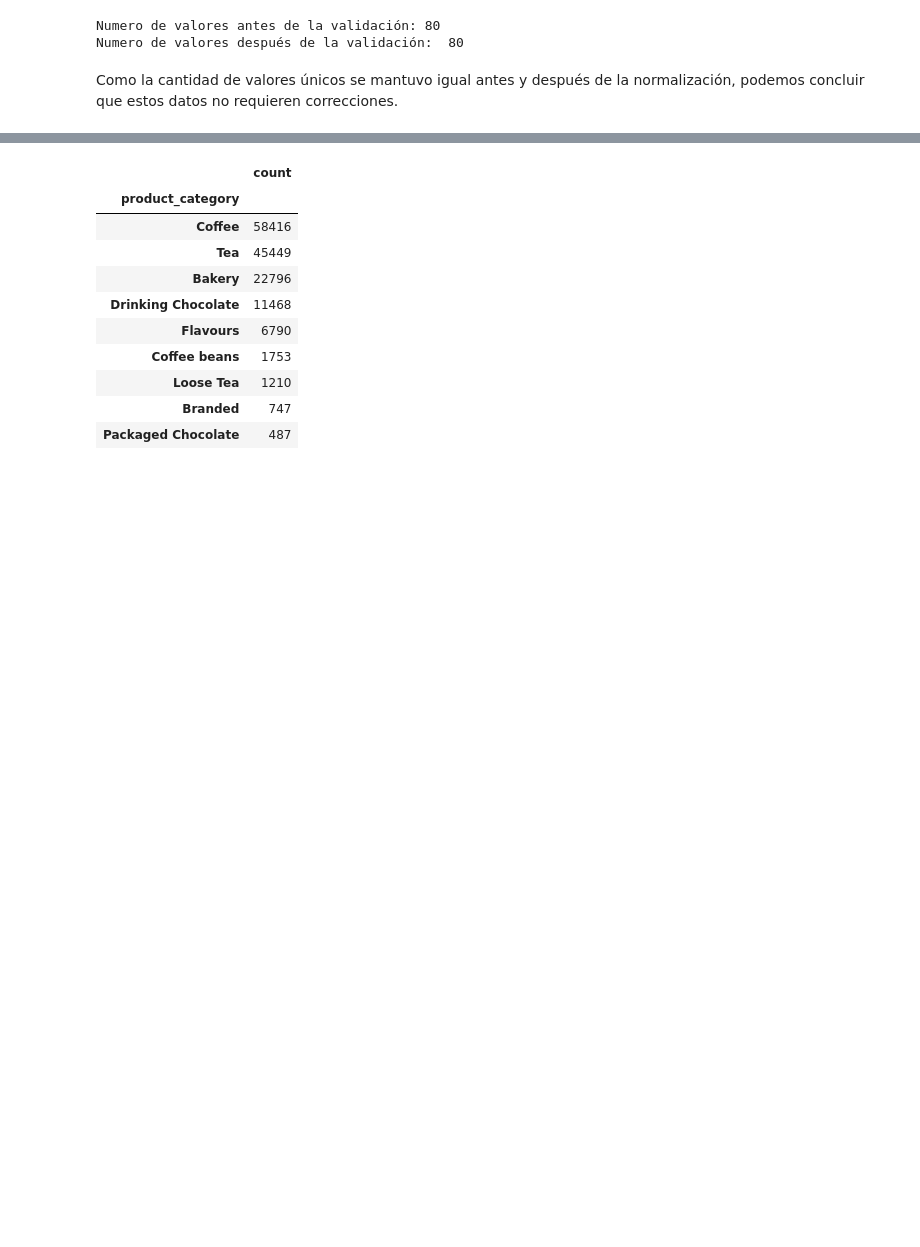
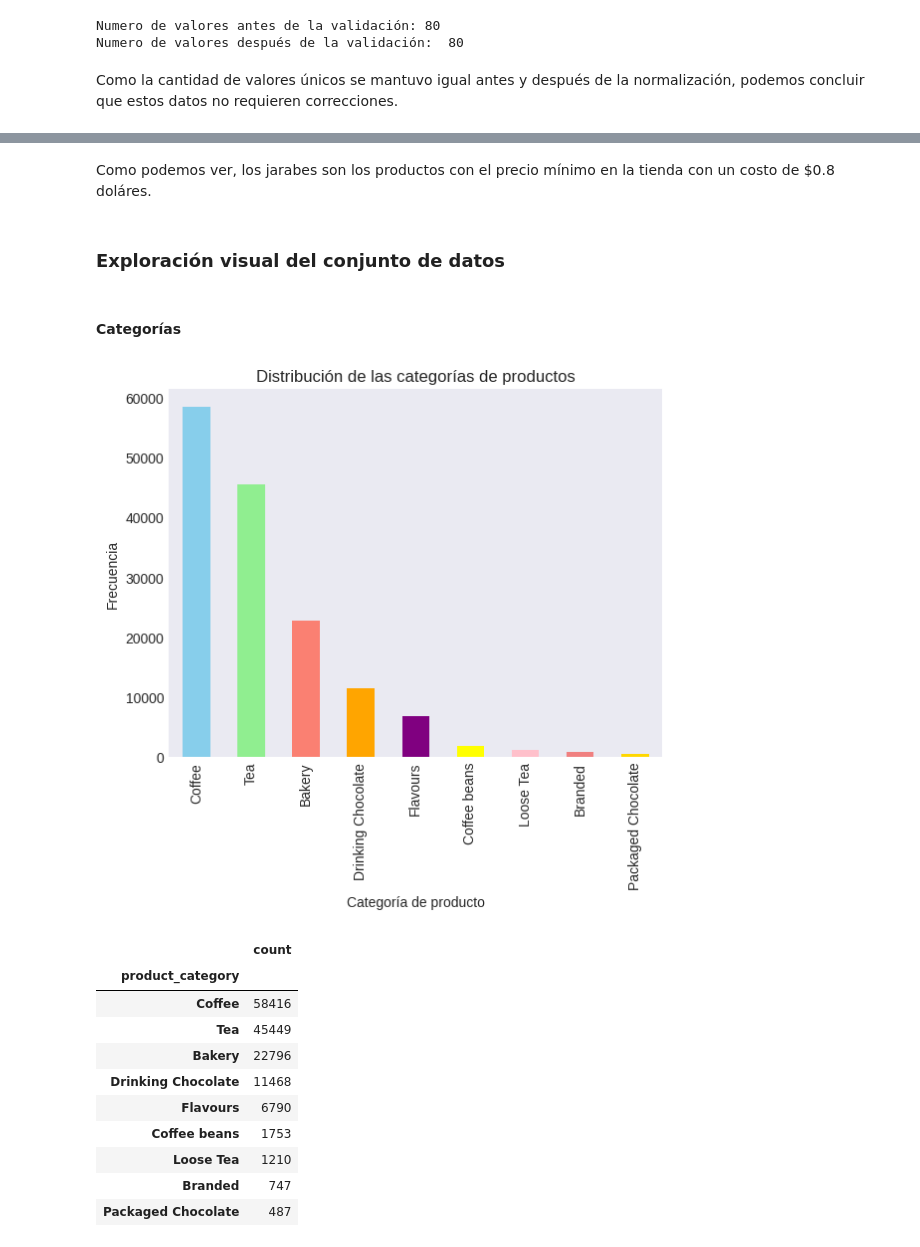
Before and after one commit to eddieisoffline/Portfolio-Data-Science, a Jupyter notebook: cafe/notebook/notebook.ipynb, the cells around one changed output, grey strips where cells are left out. Saved outputs shown, nothing was run; the diff lists cells and outputs as text; code cells hidden in the pictures; blank space fills up the shorter version.

```diff
--- a/cafe/notebook/notebook.ipynb
+++ b/cafe/notebook/notebook.ipynb
@@ -421,3 +488,38 @@ dtype: int64
+# %% [markdown]
+Como podemos ver, los jarabes son los productos con el precio mínimo en la tienda con un costo de $0.8 doláres.
+# %% [markdown]
+### Exploración visual del conjunto de datos
+# %% [markdown]
+#### Categorías
+# %%
+category_colors = {
+    'Categoría 1': 'skyblue',
+    'Categoría 2': 'lightgreen',
+    'Categoría 3': 'salmon',
+    'Categoría 4': 'orange',
+    'Categoría 5': 'purple',
+    'Categoría 6': 'yellow',
+    'Categoría 7': 'pink',
+    'Categoría 8': 'lightcoral',
+    'Categoría 9': 'gold',
+}
+for cat, value in zip(coffee_sales["product_category"].unique(), category_colors.values()):
+  colores[cat] = value
+# Crear una lista vacía para los colores
+color_list = []
+
+# Usar un ciclo for para asignar los colores a las categorías
+for category in coffee_sales["product_category"].unique():
+    color = colores.get(category, 'gray')  # Usar 'gray' como color por defecto si no se encuentra
+    color_list.append(color)
+# %%
+coffee_sales["product_category"].value_counts().plot(kind = "bar", color = color_list)
+plt.title("Distribución de las categorías de productos")
+plt.xlabel("Categoría de producto")
+plt.ylabel("Frecuencia")
+plt.show()
+# %% [output]
+[figure, added]
 # %%
 coffee_sales["product_category"].value_counts()
 # %% [output]
```
Also changed, not shown: parts of 26 cells of this notebook.
